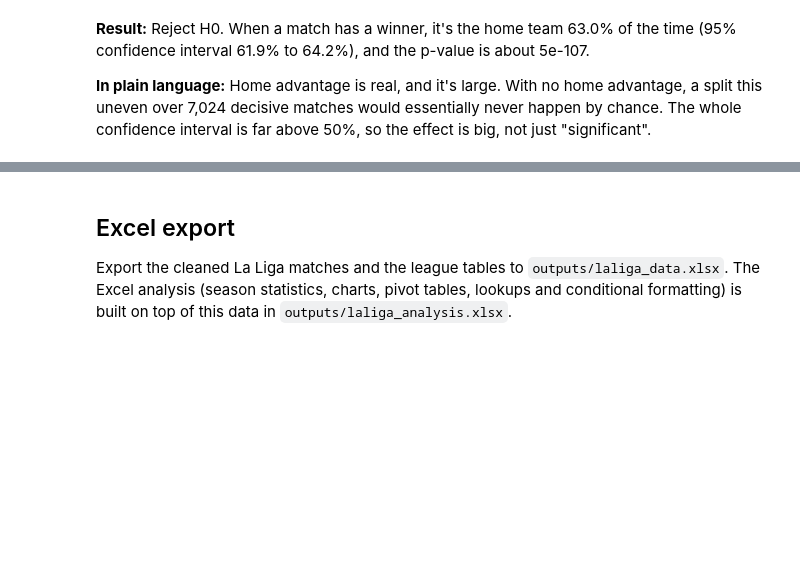
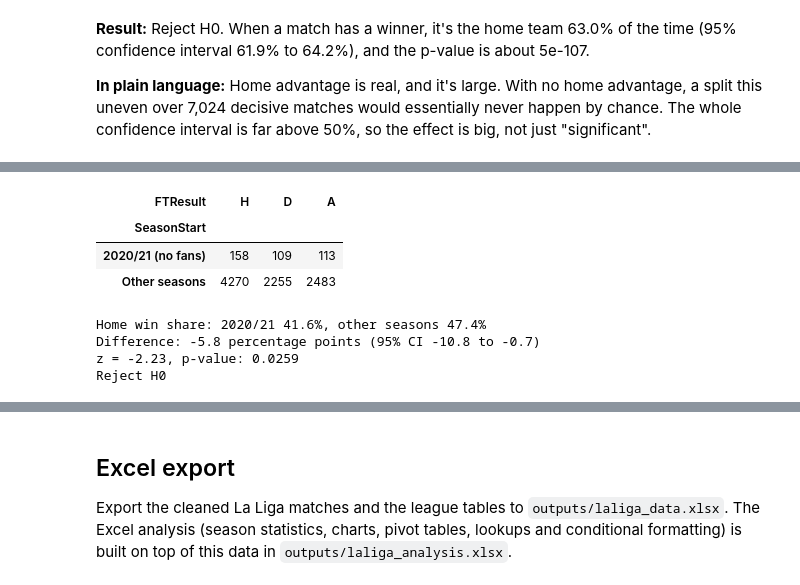
Before and after one commit to idoberk/football-score-predictor, a Jupyter notebook: notebooks/laliga_match_prediction.ipynb, the cells around one changed output, grey strips where cells are left out. Drawn from its saved outputs; the diff is of its cells as text; code cells hidden in the pictures; blank space fills up the shorter version.

Commit message:
Add empty stadium season test (two proportion z-test)

```diff
--- a/notebooks/laliga_match_prediction.ipynb
+++ b/notebooks/laliga_match_prediction.ipynb
@@ -130,6 +131,9 @@ FULL_TIME_GOAL_COLUMNS = ["FTHome", "FTAway"]
 # Last fully played season: 2026/27 is in progress, so it is excluded from season-level EDA and kept for the prediction demo
 LAST_COMPLETE_SEASON = 2025
 
+# The season played (almost entirely) in empty stadiums because of COVID
+EMPTY_STADIUM_SEASON = 2020
+
 # Saved charts for the README and the pitch
 FIGURES_DIR = OUTPUTS_DIR / "figures"
 
@@ -1042,0 +1055,56 @@ Reject H0
+# %%
+EMPTY_STADIUM_LABEL = "2020/21 (no fans)"
+OTHER_SEASONS_LABEL = "Other seasons"
+
+season_group = (laliga_complete["SeasonStart"] == EMPTY_STADIUM_SEASON).map(
+    {True: EMPTY_STADIUM_LABEL, False: OTHER_SEASONS_LABEL}
+)
+
+results_by_group = pd.crosstab(season_group, laliga_complete["FTResult"])[RESULT_ORDER]
+results_by_group
+# %% [output]
+| FTResult | H | D | A |
+| SeasonStart |  |  |  |
+| 2020/21 (no fans) | 158 | 109 | 113 |
+| Other seasons | 4270 | 2255 | 2483 |
+# %%
+home_wins_by_group = results_by_group["H"]
+matches_by_group = results_by_group.sum(axis=1)
+home_win_share_by_group = home_wins_by_group / matches_by_group
+
+group_order = [EMPTY_STADIUM_LABEL, OTHER_SEASONS_LABEL]
+z_statistic, empty_stadium_p_value = proportions_ztest(
+    count=home_wins_by_group[group_order].to_numpy(),
+    nobs=matches_by_group[group_order].to_numpy(),
+)
+
+# The difference in home win share, with a 95% confidence interval (effect size)
+diff_ci_low, diff_ci_high = confint_proportions_2indep(
+    count1=home_wins_by_group[EMPTY_STADIUM_LABEL],
+    nobs1=matches_by_group[EMPTY_STADIUM_LABEL],
+    count2=home_wins_by_group[OTHER_SEASONS_LABEL],
+    nobs2=matches_by_group[OTHER_SEASONS_LABEL],
+    compare="diff",
+    alpha=ALPHA,
+)
+
+share_diff = (
+    home_win_share_by_group[EMPTY_STADIUM_LABEL]
+    - home_win_share_by_group[OTHER_SEASONS_LABEL]
+)
+
+print(
+    f"Home win share: 2020/21 {home_win_share_by_group[EMPTY_STADIUM_LABEL]:.1%}, "
+    f"other seasons {home_win_share_by_group[OTHER_SEASONS_LABEL]:.1%}"
+)
+print(
+    f"Difference: {share_diff * 100:+.1f} percentage points "
+    f"(95% CI {diff_ci_low * 100:+.1f} to {diff_ci_high * 100:+.1f})"
+)
+print(f"z = {z_statistic:.2f}, p-value: {empty_stadium_p_value:.4f}")
+print("Reject H0" if empty_stadium_p_value < ALPHA else "Fail to reject H0")
+# %% [output]
+Home win share: 2020/21 41.6%, other seasons 47.4%
+Difference: -5.8 percentage points (95% CI -10.8 to -0.7)
+z = -2.23, p-value: 0.0259
+Reject H0
```
Also changed, not shown: parts of 4 cells of this notebook.
